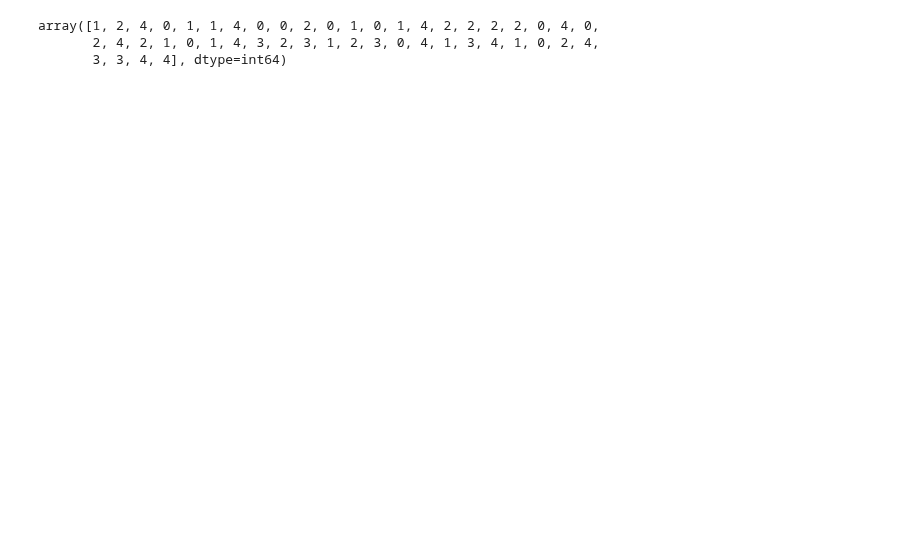
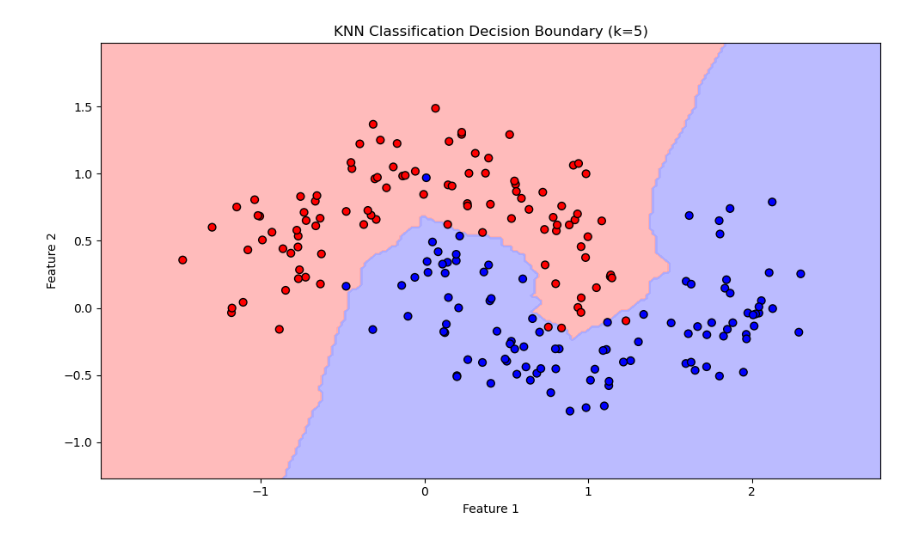
Before and after one commit to mightysemicolon/KNN-Perceptron, a Jupyter notebook: KNearestNeighborsClassifier.ipynb, the cells around one changed output. Saved outputs shown, nothing was run; the diff lists cells and outputs as text; code cells hidden in the pictures; blank space fills up the shorter version.

```diff
--- a/KNearestNeighborsClassifier.ipynb
+++ b/KNearestNeighborsClassifier.ipynb
@@ -25,15 +25,41 @@ class KNearestNeighborsClassifier:
 
         self.x = X
         self.y = y
-# %%
-X = np.random.random(size=(100, 10))
-y = np.random.randint(0, 5, size=(100))
-x = np.random.random(size=(48, 1, 10))
-
-model = KNearestNeighborsClassifier(n_neighbors=5)
-model.fit(X, y)
-model.predict(x)
-# %% [output]
-array([1, 2, 4, 0, 1, 1, 4, 0, 0, 2, 0, 1, 0, 1, 4, 2, 2, 2, 2, 0, 4, 0,
-       2, 4, 2, 1, 0, 1, 4, 3, 2, 3, 1, 2, 3, 0, 4, 1, 3, 4, 1, 0, 2, 4,
-       3, 3, 4, 4], dtype=int64)
+# %%
+import numpy as np
+import matplotlib.pyplot as plt
+from matplotlib.colors import ListedColormap
+from sklearn.datasets import make_moons
+
+
+X_train, y_train = make_moons(n_samples=200, noise=0.2, random_state=42)
+
+
+clf = KNearestNeighborsClassifier(n_neighbors=5)
+clf.fit(X_train, y_train)
+
+
+x_min, x_max = X_train[:, 0].min() - 0.5, X_train[:, 0].max() + 0.5
+y_min, y_max = X_train[:, 1].min() - 0.5, X_train[:, 1].max() + 0.5
+xx, yy = np.meshgrid(np.arange(x_min, x_max, 0.02),
+                     np.arange(y_min, y_max, 0.02))
+
+
+Z = clf.predict(np.c_[xx.ravel(), yy.ravel()])
+Z = Z.reshape(xx.shape)
+
+
+plt.figure(figsize=(10, 6))
+cmap_light = ListedColormap(['#FFAAAA', '#AAAAFF'])
+cmap_bold = ListedColormap(['#FF0000', '#0000FF'])
+
+plt.contourf(xx, yy, Z, cmap=cmap_light, alpha=0.8)
+plt.scatter(X_train[:, 0], X_train[:, 1], c=y_train, cmap=cmap_bold, edgecolor='k', s=40)
+
+plt.title("KNN Classification Decision Boundary (k=5)")
+plt.xlabel("Feature 1")
+plt.ylabel("Feature 2")
+plt.tight_layout()
+plt.show()
+# %% [output]
+[figure, added]
```
